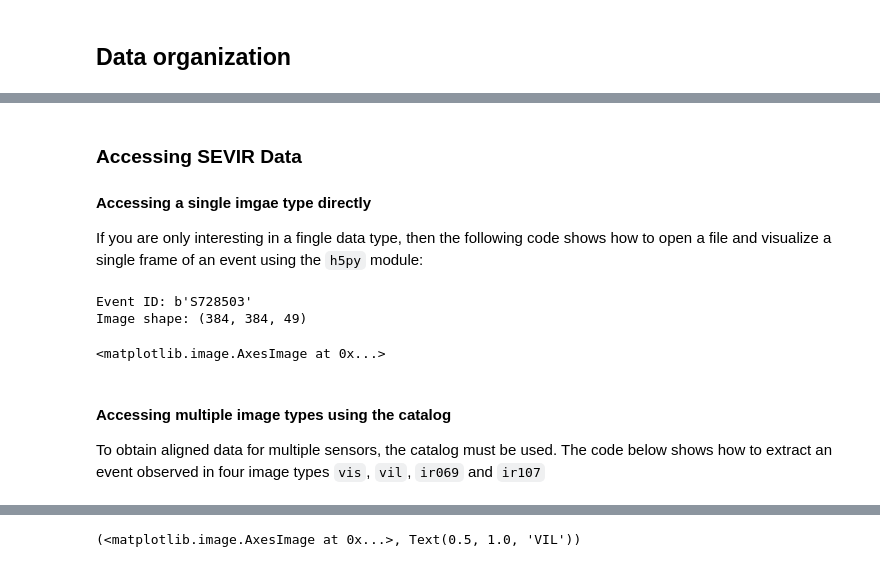
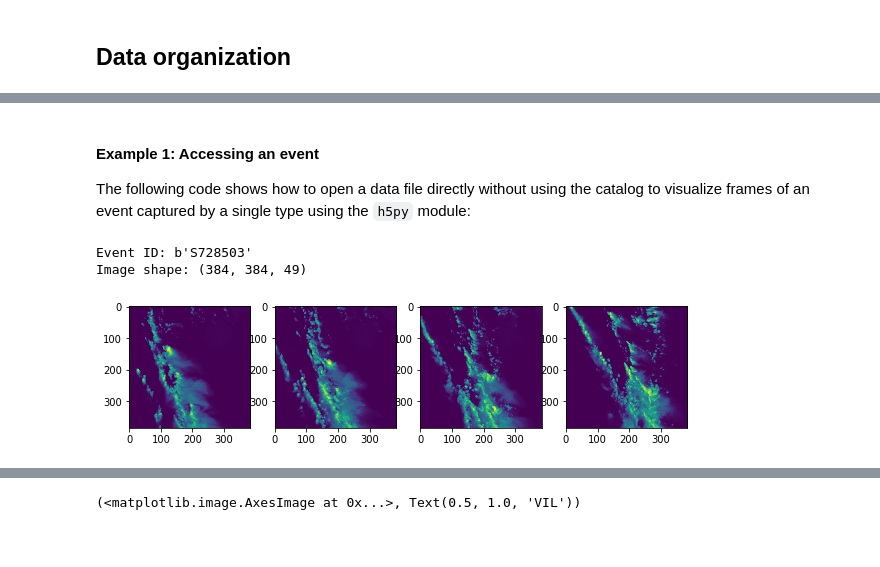
Before and after one commit to MIT-AI-Accelerator/eie-sevir, a Jupyter notebook: examples/SEVIR_Tutorial.ipynb, the cells around one changed output, grey strips where cells are left out. Drawn from its saved outputs; the diff is of its cells as text; code cells hidden in the pictures; blank space fills up the shorter version.

```diff
--- a/examples/SEVIR_Tutorial.ipynb
+++ b/examples/SEVIR_Tutorial.ipynb
@@ -206,29 +206,35 @@ The `X` and `Y` coordinates of the flash are used when converting the flash data
+# %%
+# Enter path to the SEVIR data location
+DATA_PATH    = '../data'
+CATALOG_PATH = '../CATALOG.csv'
+
+# On some Linux systems setting file locking to false is also necessary:
+import os
+os.environ["HDF5_USE_FILE_LOCKING"]='FALSE'
 # %% [markdown]
-### Accessing SEVIR Data
+#### Example 1:   Accessing an event
 
-#### Accessing a single imgae type directly
-
-If you are only interesting in a fingle data type, then the following code shows how to open a file and visualize a single frame of an event using the `h5py` module:
+The following code shows how to open a data file directly without using the catalog to visualize frames of an event captured by a single type using the `h5py` module:
 # %%
 import os
 import h5py # needs conda/pip install h5py
 import matplotlib.pyplot as plt
-os.environ["HDF5_USE_FILE_LOCKING"]='FALSE'
 
 file_index = 0
-with h5py.File('../data/vil/2018/SEVIR_VIL_STORMEVENTS_2018_0101_0630.h5','r') as hf:
+with h5py.File('%s/vil/2018/SEVIR_VIL_STORMEVENTS_2018_0101_0630.h5' % DATA_PATH,'r') as hf:
     event_id = hf['id'][file_index]
     vil      = hf['vil'][file_index]
 
 print('Event ID:',event_id)
 print('Image shape:',vil.shape)
 
-plt.imshow(vil[:,:,20]) # plot one frame
+fig,axs=plt.subplots(1,4,figsize=(10,5))
+axs[0].imshow(vil[:,:,10])
+axs[1].imshow(vil[:,:,20])
+axs[2].imshow(vil[:,:,30])
+axs[3].imshow(vil[:,:,40])
+plt.show()
 # %% [output]
 Event ID: b'S728503'
 Image shape: (384, 384, 49)
-<matplotlib.image.AxesImage at 0x...>
+[figure, added]
-# %% [markdown]
-#### Accessing multiple image types using the catalog
-
-To obtain aligned data for multiple sensors, the catalog must be used.  The code below shows how to extract an event observed in four image types `vis`, `vil`, `ir069` and `ir107`
```
Also changed, not shown: parts of 26 cells of this notebook.
